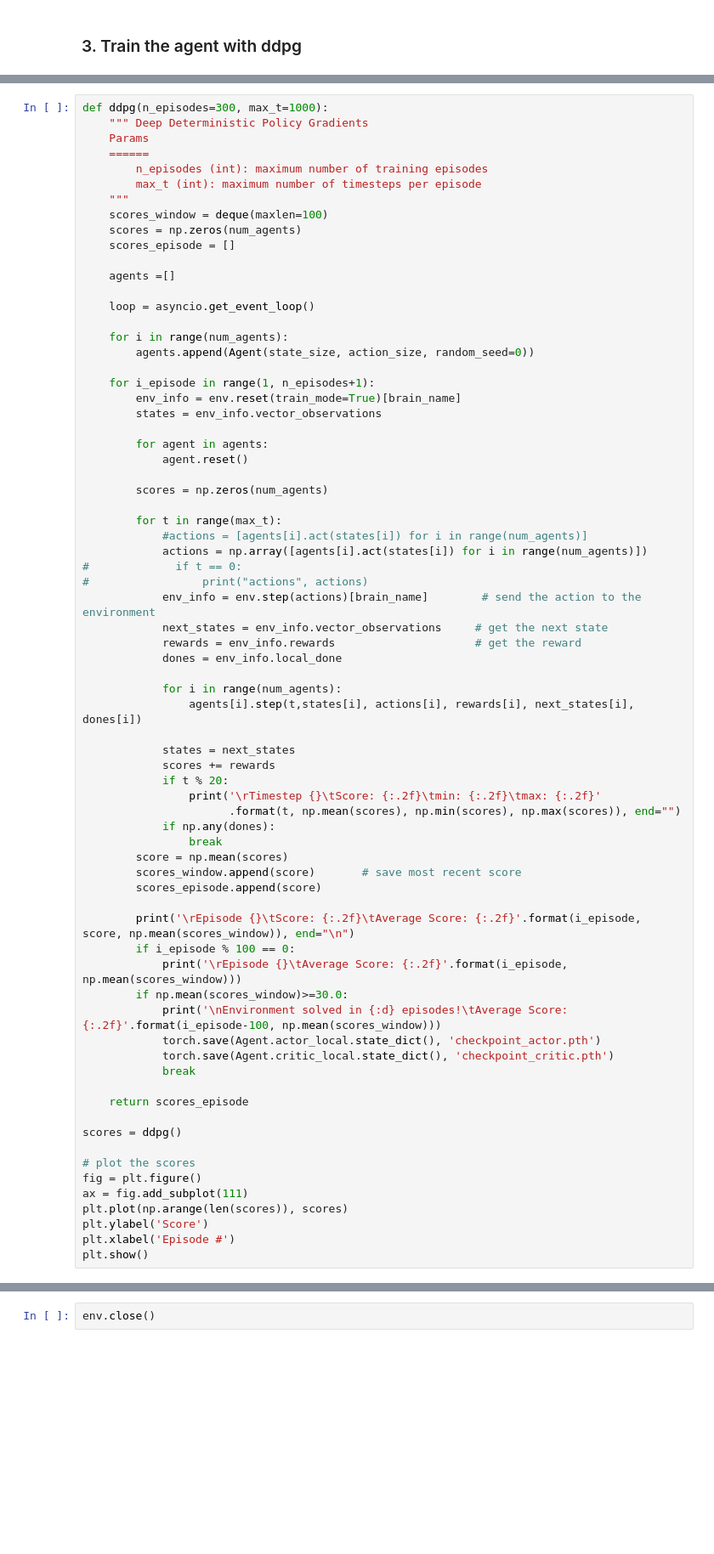
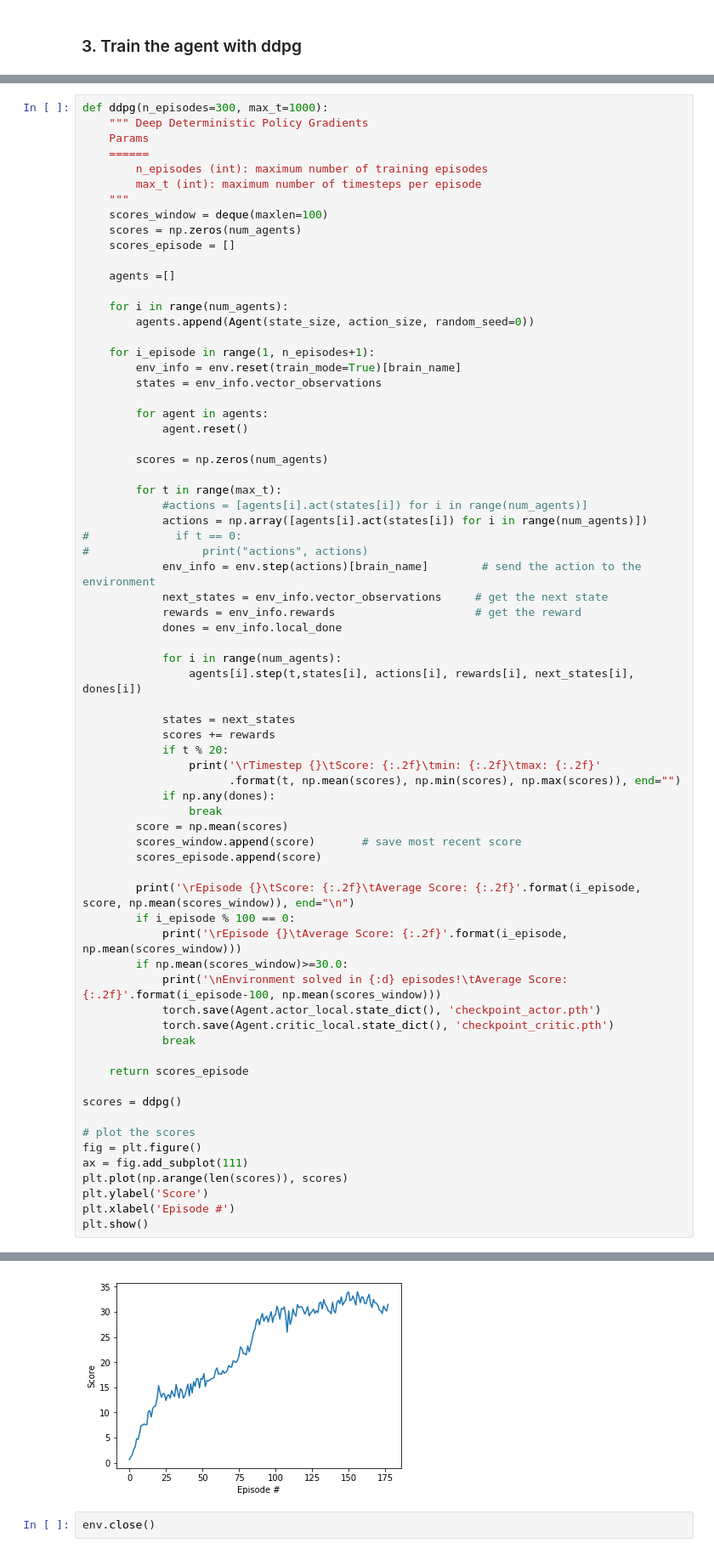
Before and after one commit to hortovanyi/DRLND-Continuous-Control, a Jupyter notebook: DDPG_Continuous_Control.ipynb, the cells around one changed output, grey strips where cells are left out. Shown at 85% size. Saved outputs shown, nothing was run; the diff lists cells and outputs as text; blank space fills up the shorter version.

```diff
--- a/DDPG_Continuous_Control.ipynb
+++ b/DDPG_Continuous_Control.ipynb
@@ -114,8 +113,6 @@ def ddpg(n_episodes=300, max_t=1000):
     scores_episode = []
 
     agents =[]
-
-    loop = asyncio.get_event_loop()
 
     for i in range(num_agents):
         agents.append(Agent(state_size, action_size, random_seed=0))
@@ -194,2 +191,3 @@ Timestep 859    Score: 23.55    min: 17.13      max: 29.24
+[figure, added]
 # %%
 env.close()
```
Also changed, not shown: parts of 2 cells of this notebook, 4 other files.
